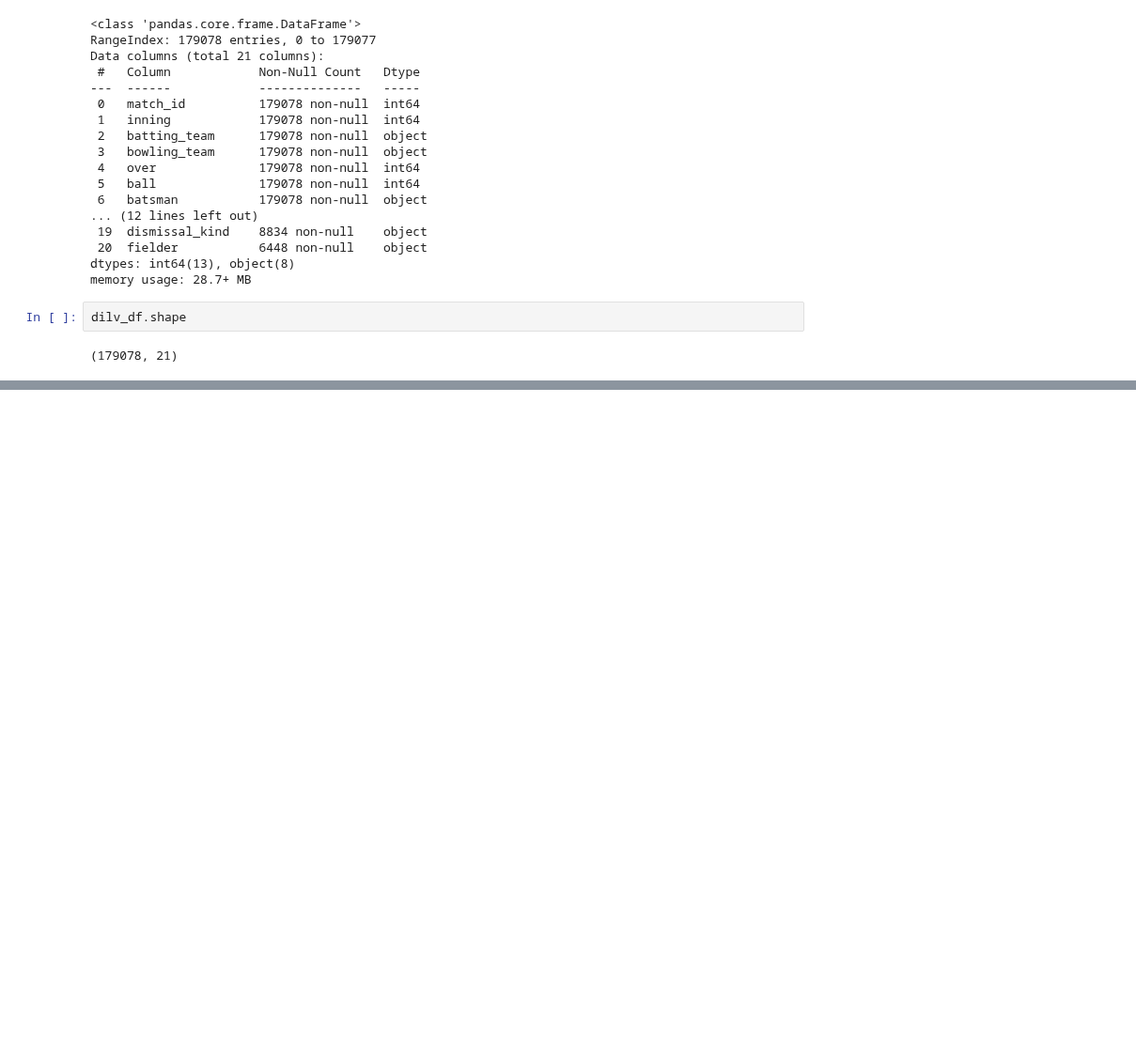
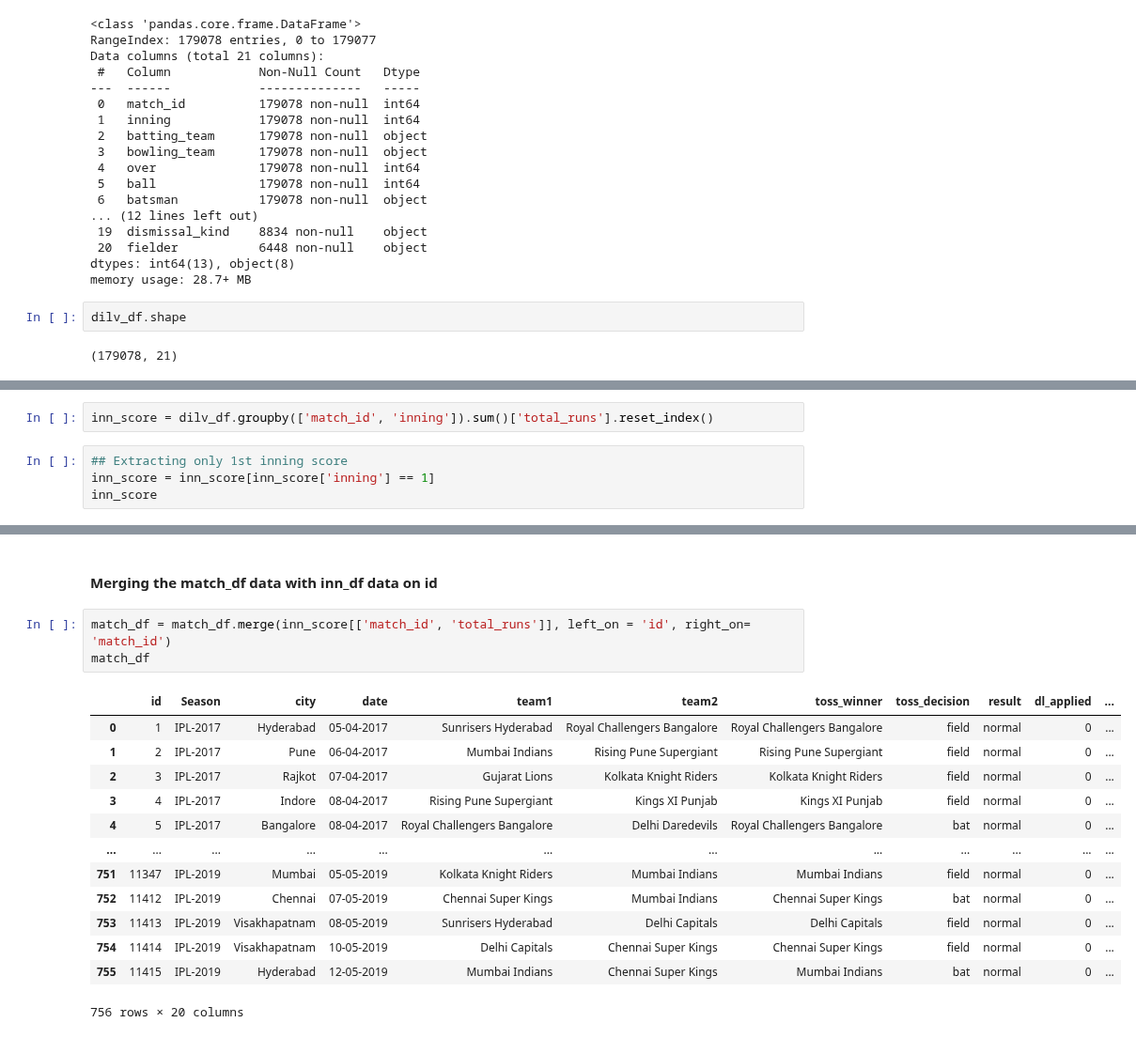
Before and after one commit to Mohwit/Ipl_chasing_team_win_predictor, a Jupyter notebook: iplMatchPredictor.ipynb, the cells around one changed output, grey strips where cells are left out. Shown at 94% size. Saved outputs shown, nothing was run; the diff lists cells and outputs as text; blank space fills up the shorter version.

Commit message:
Created a dataframe for match id and total score of first inning from deliveries dat set and merged it to match dataframe

```diff
--- a/iplMatchPredictor.ipynb
+++ b/iplMatchPredictor.ipynb
@@ -105,0 +126,6 @@ dilv_df.shape
+# %%
+inn_score = dilv_df.groupby(['match_id', 'inning']).sum()['total_runs'].reset_index()
+# %%
+## Extracting only 1st inning score
+inn_score = inn_score[inn_score['inning'] == 1]
+inn_score
@@ -105,0 +146,19 @@ dilv_df.shape
+# %% [markdown]
+#### Merging the match_df data with inn_df data on id
+# %%
+match_df = match_df.merge(inn_score[['match_id', 'total_runs']], left_on = 'id', right_on= 'match_id')
+match_df
+# %% [output]
+|  | id | Season | city | date | team1 | team2 | toss_winner | toss_decision | result | dl_applied | ... |
+| 0 | 1 | IPL-2017 | Hyderabad | 05-04-2017 | Sunrisers Hyderabad | Royal Challengers Bangalore | Royal Challengers Bangalore | field | normal | 0 | ... |
+| 1 | 2 | IPL-2017 | Pune | 06-04-2017 | Mumbai Indians | Rising Pune Supergiant | Rising Pune Supergiant | field | normal | 0 | ... |
+| 2 | 3 | IPL-2017 | Rajkot | 07-04-2017 | Gujarat Lions | Kolkata Knight Riders | Kolkata Knight Riders | field | normal | 0 | ... |
+| 3 | 4 | IPL-2017 | Indore | 08-04-2017 | Rising Pune Supergiant | Kings XI Punjab | Kings XI Punjab | field | normal | 0 | ... |
+| 4 | 5 | IPL-2017 | Bangalore | 08-04-2017 | Royal Challengers Bangalore | Delhi Daredevils | Royal Challengers Bangalore | bat | normal | 0 | ... |
+| ... | ... | ... | ... | ... | ... | ... | ... | ... | ... | ... | ... |
+| 751 | 11347 | IPL-2019 | Mumbai | 05-05-2019 | Kolkata Knight Riders | Mumbai Indians | Mumbai Indians | field | normal | 0 | ... |
+| 752 | 11412 | IPL-2019 | Chennai | 07-05-2019 | Chennai Super Kings | Mumbai Indians | Chennai Super Kings | bat | normal | 0 | ... |
+| 753 | 11413 | IPL-2019 | Visakhapatnam | 08-05-2019 | Sunrisers Hyderabad | Delhi Capitals | Delhi Capitals | field | normal | 0 | ... |
+| 754 | 11414 | IPL-2019 | Visakhapatnam | 10-05-2019 | Delhi Capitals | Chennai Super Kings | Chennai Super Kings | field | normal | 0 | ... |
+| 755 | 11415 | IPL-2019 | Hyderabad | 12-05-2019 | Mumbai Indians | Chennai Super Kings | Mumbai Indians | bat | normal | 0 | ... |
+756 rows × 20 columns
```
Also changed, not shown: parts of 4 cells of this notebook.
